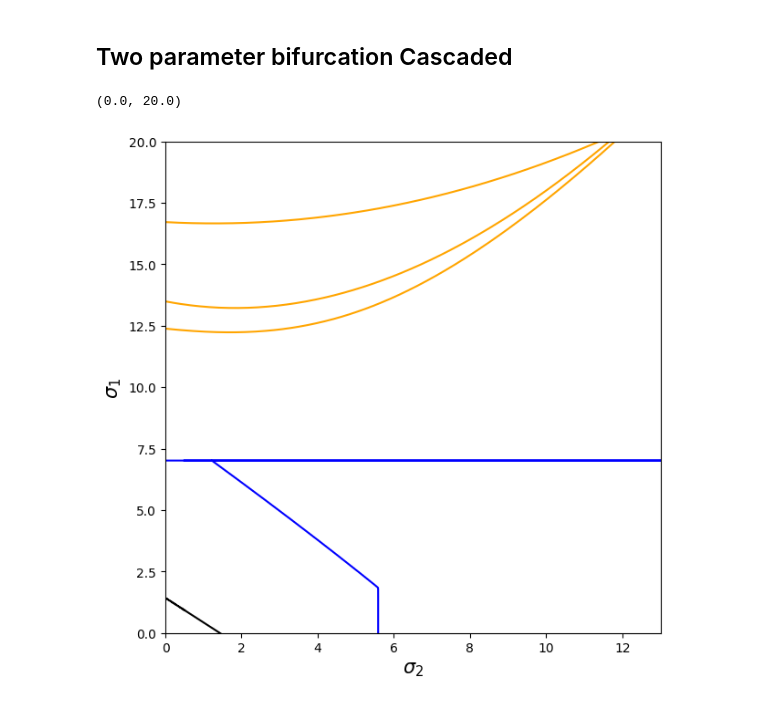
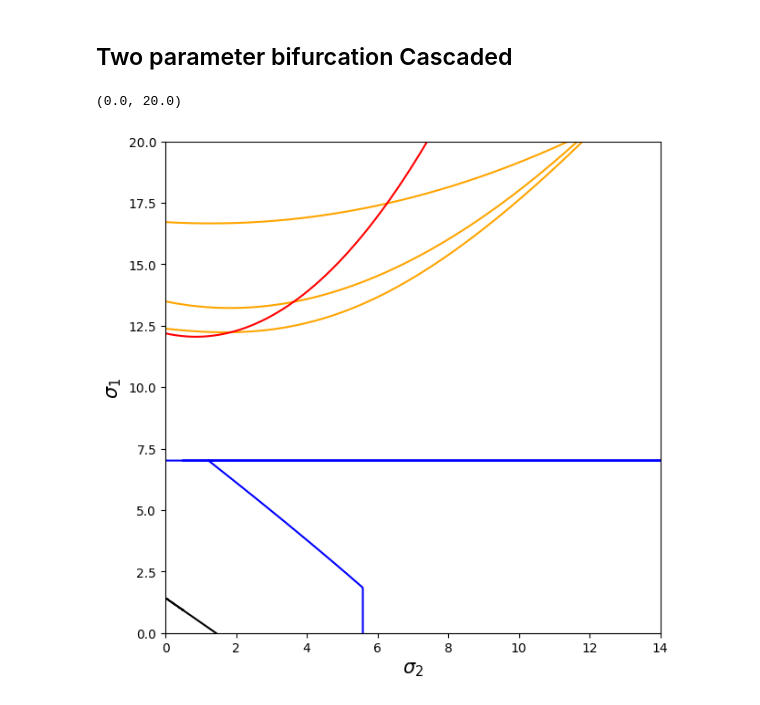
Before and after one commit to FredRobs/Bacteria-and-Viruses, a Jupyter notebook: XPPAUT_Data/fileReader.ipynb, the cells around one changed output. Cells and saved outputs as stored; diff of their text form; code cells hidden in the pictures.

```diff
--- a/XPPAUT_Data/fileReader.ipynb
+++ b/XPPAUT_Data/fileReader.ipynb
@@ -103,31 +103,36 @@ plt.ylim(2,12)
 # %%
 df1=pd.read_csv('PDBranch1.csv', names=['sigma_2', 'sigma_1'])
 df2=pd.read_csv('extinctionPD.csv', names=['sigma_2', 'sigma_1'])
 df4=pd.read_csv('hopfPD.csv', names=['sigma_2', 'sigma_1'])
 df5=pd.read_csv('hopf02PD.csv', names=['sigma_2', 'sigma_1'])
 df6=pd.read_csv('Cascaded01.csv', names=['sigma_2', 'sigma_1'])
 df7=pd.read_csv('Cascaded02.csv', names=['sigma_2', 'sigma_1'])
+df8=pd.read_csv('Cascaded03.csv', names=['sigma_2', 'sigma_1'])
 plt.figure(figsize=(7,7))
 
 CascadedBranch1=np.linspace(0.0, 14, 279)
 coeffBranch1=np.polyfit(df6['sigma_2'], df6['sigma_1'], 3)
 p1 = np.poly1d(coeffBranch1)
 CascadedBranch2=np.linspace(0.0, 14, 279)
 coeffBranch2=np.polyfit(df7['sigma_2'], df7['sigma_1'], 2)
 p2 = np.poly1d(coeffBranch2)
+CascadedBranch3=np.linspace(0.0,14, 279)
+coeffBranch3=np.polyfit(df8['sigma_2'], df8['sigma_1'], 2)
+p3 = np.poly1d(coeffBranch3)
 
 plt.plot(df1['sigma_2'], df1['sigma_1'], color='orange')
 plt.plot(df2['sigma_2'], df2['sigma_1'], color='black')
 plt.plot(df4['sigma_2'], df4['sigma_1'], color='blue')
 plt.plot(df5['sigma_2'], df5['sigma_1'], color='blue')
 plt.plot(CascadedBranch1, p1(CascadedBranch1),color='orange')
-#plt.plot(CascadedBranch2, p2(CascadedBranch2),color='orange')
+plt.plot(CascadedBranch2, p2(CascadedBranch2),color='orange')
+plt.plot(CascadedBranch2, p3(CascadedBranch3),color='red')
 
 plt.xlabel("$\sigma_2$", fontsize=15)
 plt.ylabel("$\sigma_1$", fontsize=15)
 
-plt.xlim(0,13)
+plt.xlim(0,14)
 plt.ylim(0,20)
 # %% [output]
 (0.0, 20.0)
-[figure, old version]
+[figure, new version]
```
Also changed, not shown: 1 other file.
